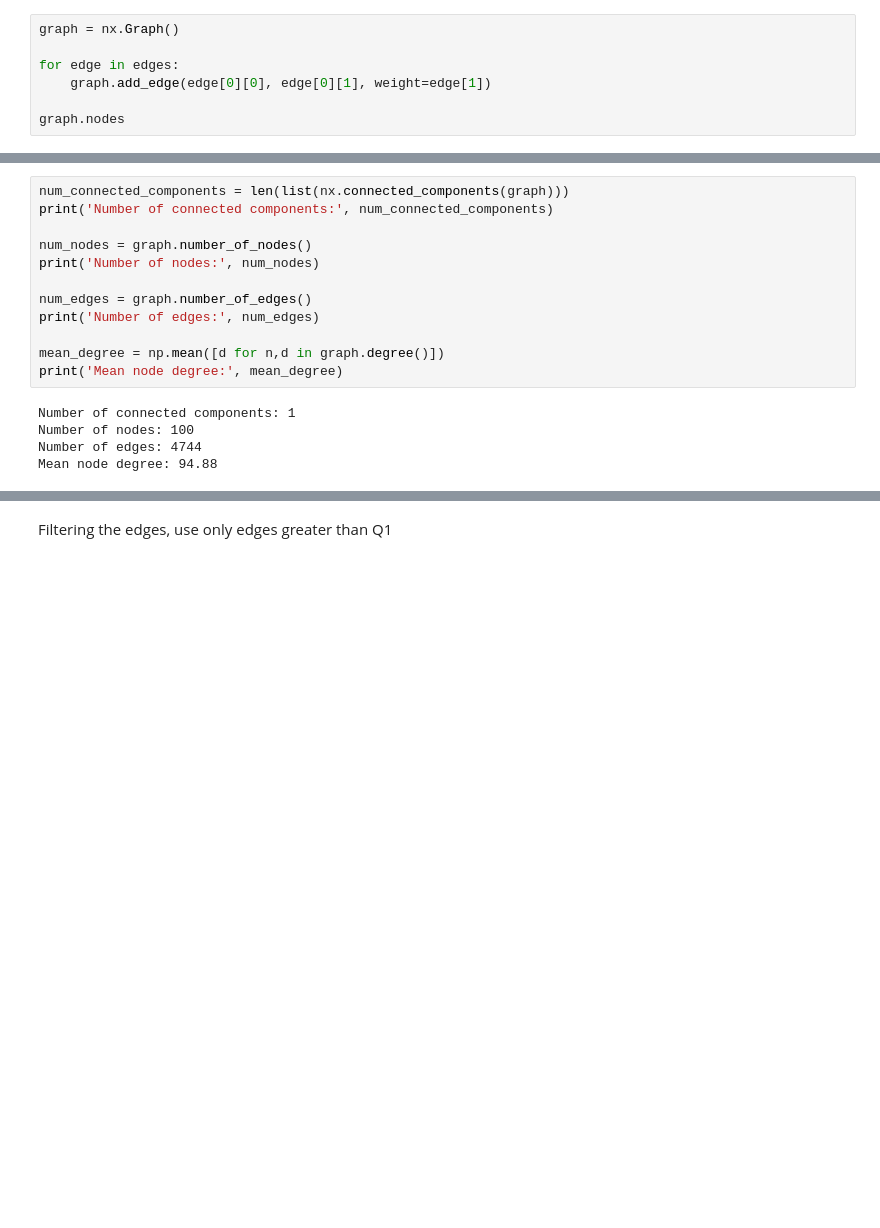
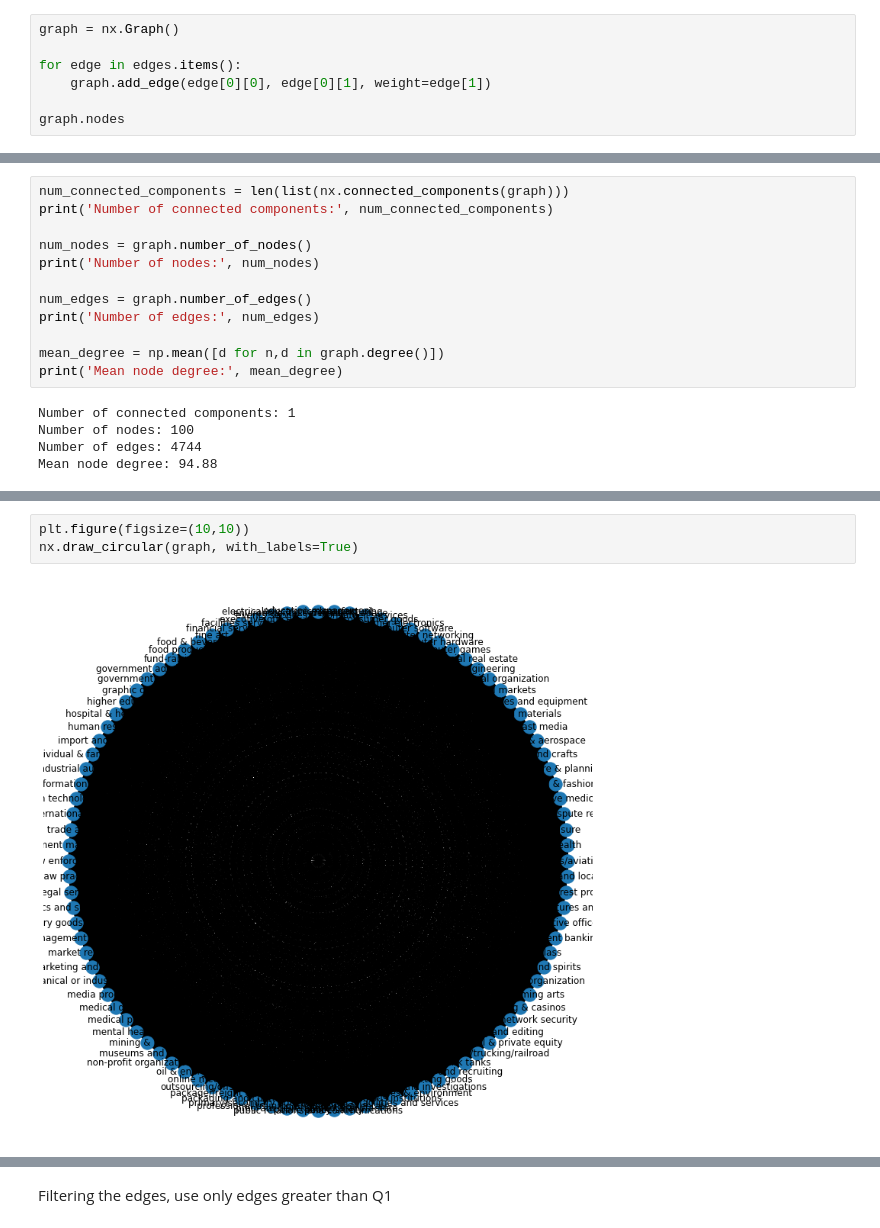
Before and after one commit to snirlugassy/data-science-lab-project, a Jupyter notebook: industry_graph.ipynb, the cells around one changed output, grey strips where cells are left out. Drawn from its saved outputs; the diff is of its cells as text; blank space fills up the shorter version.

```diff
--- a/industry_graph.ipynb
+++ b/industry_graph.ipynb
@@ -27,7 +38,7 @@ edges[:10]
 # %%
 graph = nx.Graph()
 
-for edge in edges:
+for edge in edges.items():
     graph.add_edge(edge[0][0], edge[0][1], weight=edge[1])
 
 graph.nodes
@@ -79,0 +91,5 @@ plt.savefig('industry_map.png')
+# %%
+plt.figure(figsize=(10,10))
+nx.draw_circular(graph, with_labels=True)
+# %% [output]
+[figure, added]
```
Also changed, not shown: parts of 13 cells of this notebook, 1 other file.
